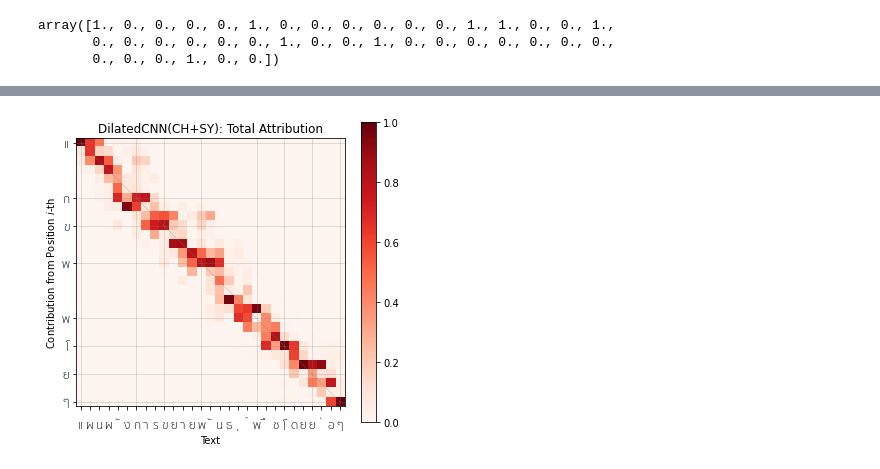
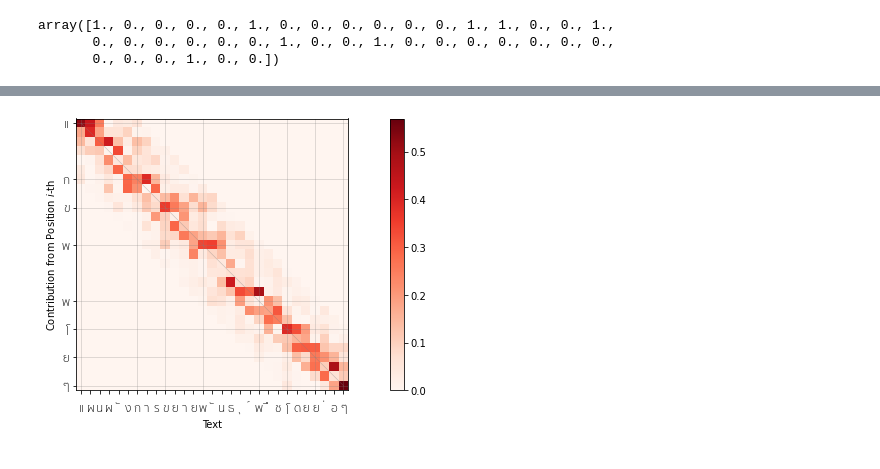
Before and after one commit to p16i/Syllable-based-Neural-Thai-Word-Segmentation, a Jupyter notebook: notebooks/x_attacut_captum.ipynb, the cells around one changed output, grey strips where cells are left out. Drawn from its saved outputs; the diff is of its cells as text; code cells hidden in the pictures.

```diff
--- a/notebooks/x_attacut_captum.ipynb
+++ b/notebooks/x_attacut_captum.ipynb
@@ -185,8 +171,8 @@ def interpret_atta_sc(txt, wrapper_func):
 
         _f_ref = f_ref[0, idx][pred].detach().numpy()
         dff = f-_f_ref
-        assert dff - total_attribution < 0.05, "different attribution greater than 1e-2"
-#         print(f"f={f:.4f}, f_ref={_f_ref:.4f}, diff={dff:.4f}, attribution={total_attribution:.4f}, 𝚫={dff-total_attribution:.4f}")
+
+        assert dff - total_attribution < 0.5, f"different attribution greater than 5e-1 ({dff-total_attribution})"
 
         attribution_igs[:, idx, 0] = np.sum(ch_attr, axis=1)
         attribution_igs[:, idx, 1] = np.sum(sy_attr, axis=1)
@@ -221,30 +189,32 @@ def plot_boundary(boundary):
 
     plt.plot([0, i], [0, i], color="gray", lw=0.5, alpha=0.5)
 
+def normalized_relevance(relevances):
+    location_relevance = relevances.sum(axis=2)
+
+    normalized_location_relevance = np.zeros((relevances.shape[0], relevances.shape[0]))
+
+    for i in range(relevances.shape[0]):
+        nn = np.abs(location_relevance[:, i])
+        nn = nn / np.sum(nn)
+        np.testing.assert_almost_equal(np.sum(nn), 1)
+        normalized_location_relevance[:, i] = nn
+    return normalized_location_relevance
+
+
 def plot_sc_relevances(sentence, model, wrapper_func, font="Sukhumvit Set", fontsize=12, name=""):
     boundary = word_boundary(model, sentence)
 
-    relevances = np.power(interpret_atta_sc(sentence, wrapper_func), 2)
+    relevances = interpret_atta_sc(sentence, wrapper_func)
     characters = list(sentence)
 
     plt.figure(figsize=(15, 5))
+    ax = plt.subplot(1, 1, 1)
 
+    normalized_location_relevance = normalized_relevance(relevances)
 
-    # sum over all ch, sy_emb, then all contribution
-    location_relevance = relevances.sum(axis=2)
-    norm_ord = 2
-    norm = np.linalg.norm(location_relevance, axis=0, ord=norm_ord)
-
-    location_relevance /= norm
-
-    ax = plt.subplot(1, 3, 1)
-    plt.title(f"{name}: Total Attribution")
-
-    np.testing.assert_allclose(np.linalg.norm(location_relevance, axis=0, ord=norm_ord), 1, err_msg="some attribution isn't normalized")
-
-
-    mm = 1
-    plt.imshow(location_relevance, cmap="Reds", vmin=0, vmax=mm)
+    plot_boundary(boundary)
+    plt.imshow(normalized_location_relevance, cmap="Reds", vmin=np.min(normalized_location_relevance), vmax=np.max(normalized_location_relevance))
     plt.colorbar()
 
     plt.ylabel("Contribution from Position $i$-th")
@@ -256,41 +226,7 @@ def plot_sc_relevances(sentence, model, wrapper_func, font="Sukhumvit Set", font
     ax.tick_params(axis="x", pad=10, which='major',)
 
 
-    plot_boundary(boundary)
-
-#     ax = plt.subplot(1, 3, 2)
-#     plt.title("Character Embeddings Attribution")
-
-#     ch_mat = relevances[:, :, 0] / norm
-
-#     plt.imshow(ch_mat, cmap="Reds", vmin=0, vmax=mm)
-# #     plt.colorbar()
-
-
-#     ix = np.argwhere(boundary).reshape(-1)
-#     plt.yticks(ix, map(lambda i: characters[i],ix), fontname=font, fontsize=fontsize)
-#     plt.xticks(range(len(sentence)), list(sentence), fontname=font, fontsize=fontsize)
-#     ax.tick_params(axis="x", pad=10, which='major',)
-
-
-
-#     plot_boundary(boundary)
-
-#     ax = plt.subplot(1, 3, 3)
-#     plt.title("Syllable Embedding Attribution")
-#     sy_mat = relevances[:, :, 1] / norm
-
-#     np.testing.assert_allclose(sy_mat + ch_mat, location_relevance)
-#     plt.imshow(sy_mat, cmap="Reds", vmin=0, vmax=mm)
-
-#     plot_boundary(boundary)
-#     ax.tick_params(axis="x", pad=10, which='major',)
-
-
-    plt.yticks(ix, map(lambda i: characters[i],ix), fontname=font, fontsize=fontsize)
-    plt.xticks(range(len(sentence)), list(sentence), fontname=font, fontsize=fontsize)
-    plt.tight_layout(rect=[0, 0.03, 1, 0.95])
 
 plot_sc_relevances(sentences[-1], atta_sc_cnn, lambda: AttaCutSCWrapper(Tokenizer(model=sc_cnn)), name="DilatedCNN(CH+SY)")
-# plt.savefig("./figures/explained_cnn.png", dpi=300)
+plt.savefig("./figures/explained_cnn.png", dpi=300)
 # %% [output]
@@ -314,2 +233,2 @@ f=0.9327, f_ref=0.0000, diff=0.9327, attribution=0.9440, 𝚫=-0.0112
-[figure, old version]
+[figure, new version]
 # %%
```
Also changed, not shown: parts of 38 cells of this notebook.
